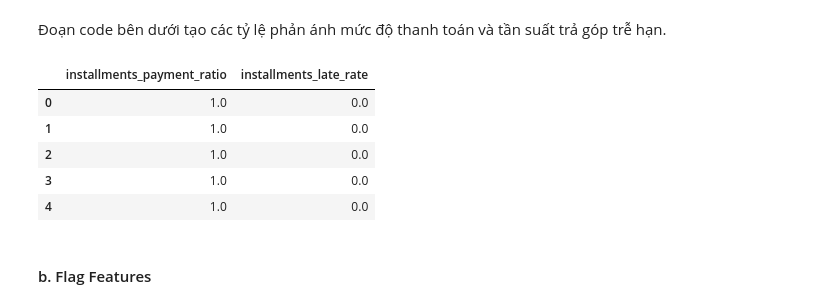
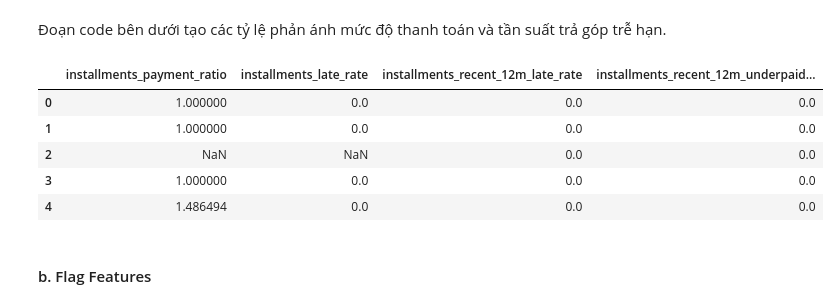
Before and after one commit to thanhhung9720001-collab/credit-risk-classifier, a Jupyter notebook: notebooks/05_feature_engineering.ipynb, the cells around one changed output. Saved outputs shown, nothing was run; the diff lists cells and outputs as text; code cells hidden in the pictures.

```diff
--- a/notebooks/05_feature_engineering.ipynb
+++ b/notebooks/05_feature_engineering.ipynb
@@ -550,38 +583,68 @@ df[["previous_latest_decision", "previous_recency_days"]].head()
 # %% [markdown]
 Đoạn code bên dưới tạo các tỷ lệ phản ánh mức độ thanh toán và tần suất trả góp trễ hạn.
 # %%
-# installments_payment_ratio: tổng tiền đã trả chiếm bao nhiêu so với tổng tiền phải trả?
+# Tỷ lệ tổng tiền đã trả so với tổng tiền phải trả.
 df["installments_payment_ratio"] = (
     df["installments_sum_paid"]
     / df["installments_sum_due"].replace(0, np.nan)
 )
 
-# installments_late_rate: tỷ lệ số kỳ trả góp bị thanh toán trễ.
+# Tỷ lệ số kỳ từng trả trễ trong toàn bộ lịch sử.
 df["installments_late_rate"] = (
     df["installments_late_count"]
     / df["installments_count"].replace(0, np.nan)
 )
+
+# Tỷ lệ số kỳ trả trễ trong 12 tháng gần nhất.
+df["installments_recent_12m_late_rate"] = (
+    df["installments_recent_12m_late_count"]
+    / df["installments_recent_12m_count"].replace(0, np.nan)
+).fillna(0)
+
+# Tỷ lệ số kỳ trả thiếu trong 12 tháng gần nhất.
+df["installments_recent_12m_underpaid_rate"] = (
+    df["installments_recent_12m_underpaid_count"]
+    / df["installments_recent_12m_count"].replace(0, np.nan)
+).fillna(0)
 # %%
 installments_ratio_features = [
-    "installments_payment_ratio", "installments_late_rate",
+    "installments_payment_ratio",
+    "installments_late_rate",
+    "installments_recent_12m_late_rate",
+    "installments_recent_12m_underpaid_rate",
 ]
 
 assert not np.isinf(df[installments_ratio_features].to_numpy()).any(), (
     "Ratio Features từ installments_payments không được chứa giá trị vô cực."
 )
-assert not (
-    (df["installments_late_rate"] < 0)
-    | (df["installments_late_rate"] > 1)
-).any(), "installments_late_rate phải nằm trong khoảng từ 0 đến 1."
+
+# Ba tỷ lệ theo số kỳ phải nằm trong khoảng từ 0 đến 1.
+rate_features = [
+    "installments_late_rate",
+    "installments_recent_12m_late_rate",
+    "installments_recent_12m_underpaid_rate",
+]
+
+# NaN được bỏ qua vì khách hàng có thể không có lịch sử trả góp.
+invalid_rates = (
+    (df[rate_features] < 0)
+    | (df[rate_features] > 1)
+).sum()
+
+assert (invalid_rates == 0).all(), (
+    "Có tỷ lệ nằm ngoài khoảng từ 0 đến 1."
+)
 
 df[installments_ratio_features].head()
+
+df[installments_ratio_features].head()
 # %% [output]
-|  | installments_payment_ratio | installments_late_rate |
-| 0 | 1.0 | 0.0 |
-| 1 | 1.0 | 0.0 |
-| 2 | 1.0 | 0.0 |
-| 3 | 1.0 | 0.0 |
-| 4 | 1.0 | 0.0 |
+|  | installments_payment_ratio | installments_late_rate | installments_recent_12m_late_rate | installments_recent_12m_underpaid... |
+| 0 | 1.000000 | 0.0 | 0.0 | 0.0 |
+| 1 | 1.000000 | 0.0 | 0.0 | 0.0 |
+| 2 | NaN | NaN | 0.0 | 0.0 |
+| 3 | 1.000000 | 0.0 | 0.0 | 0.0 |
+| 4 | 1.486494 | 0.0 | 0.0 | 0.0 |
 # %% [markdown]
 #### b. Flag Features
 # %% [markdown]
```
Also changed, not shown: parts of 50 cells of this notebook, 10 other files.
